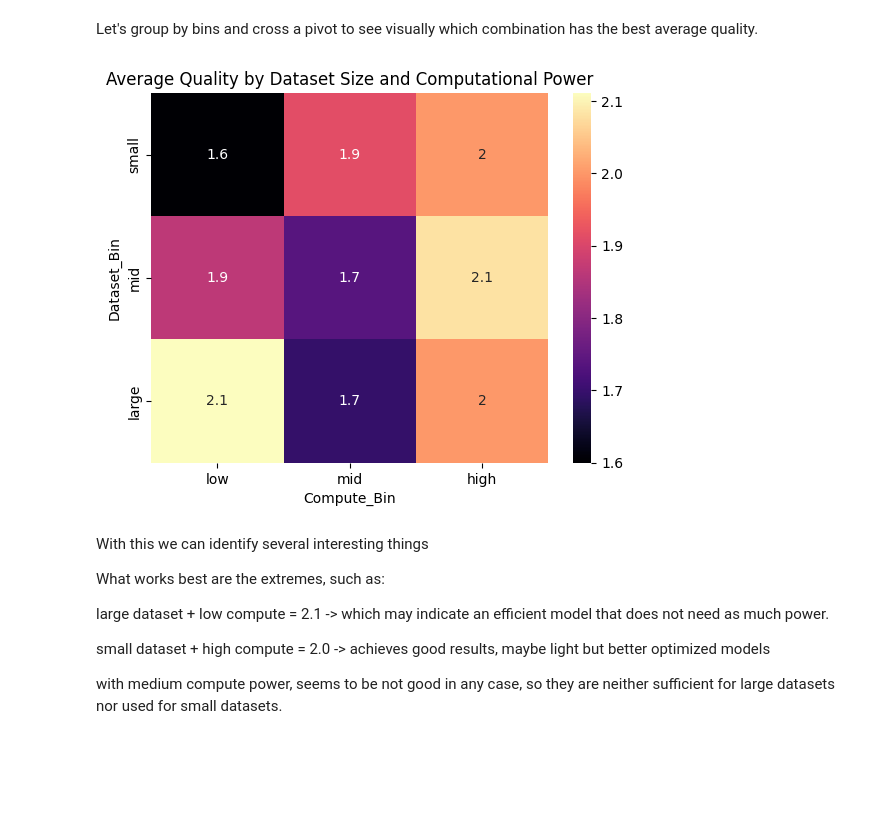
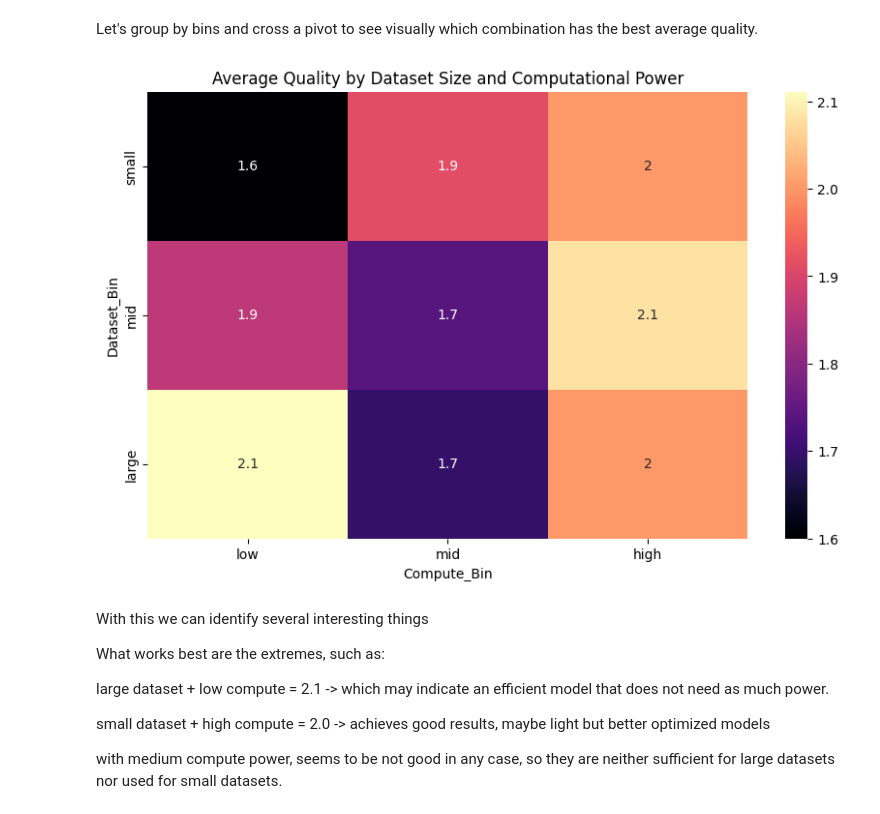
Before and after one commit to GrEyBoG/LLM-Data-Analysis-Model-Selection-by-AI-Agent, a Jupyter notebook: llm-data-analysis-model-selection-by-ai-agent.ipynb, the cells around one changed output. Drawn from its saved outputs; the diff is of its cells as text; code cells hidden in the pictures; blank space fills up the shorter version.

```diff
--- a/llm-data-analysis-model-selection-by-ai-agent.ipynb
+++ b/llm-data-analysis-model-selection-by-ai-agent.ipynb
@@ -397,19 +399,20 @@ Let's group by bins and cross a pivot to see visually which combination has the
 # %%
 df['Dataset_Bin'] = pd.qcut(df['Training_Dataset_Size'], q=3, labels=["small", "mid", "large"])
 df['Compute_Bin'] = pd.qcut(df['Compute_Power'], q=3, labels=["low", "mid", "high"])
 
 pivot = df.pivot_table(
     index="Dataset_Bin",
     columns="Compute_Bin",
     values="Quality_Rating",
     aggfunc="mean"
 )
+plt.figure(figsize=(10, 6))
 
 sns.heatmap(pivot, annot=True, cmap="magma")
 plt.title("Average Quality by Dataset Size and Computational Power")
 plt.show()
 # %% [output]
-[figure, old version]
+[figure, new version]
 # %% [markdown]
 With this we can identify several interesting things
 
```
Also changed, not shown: parts of 8 cells of this notebook.
